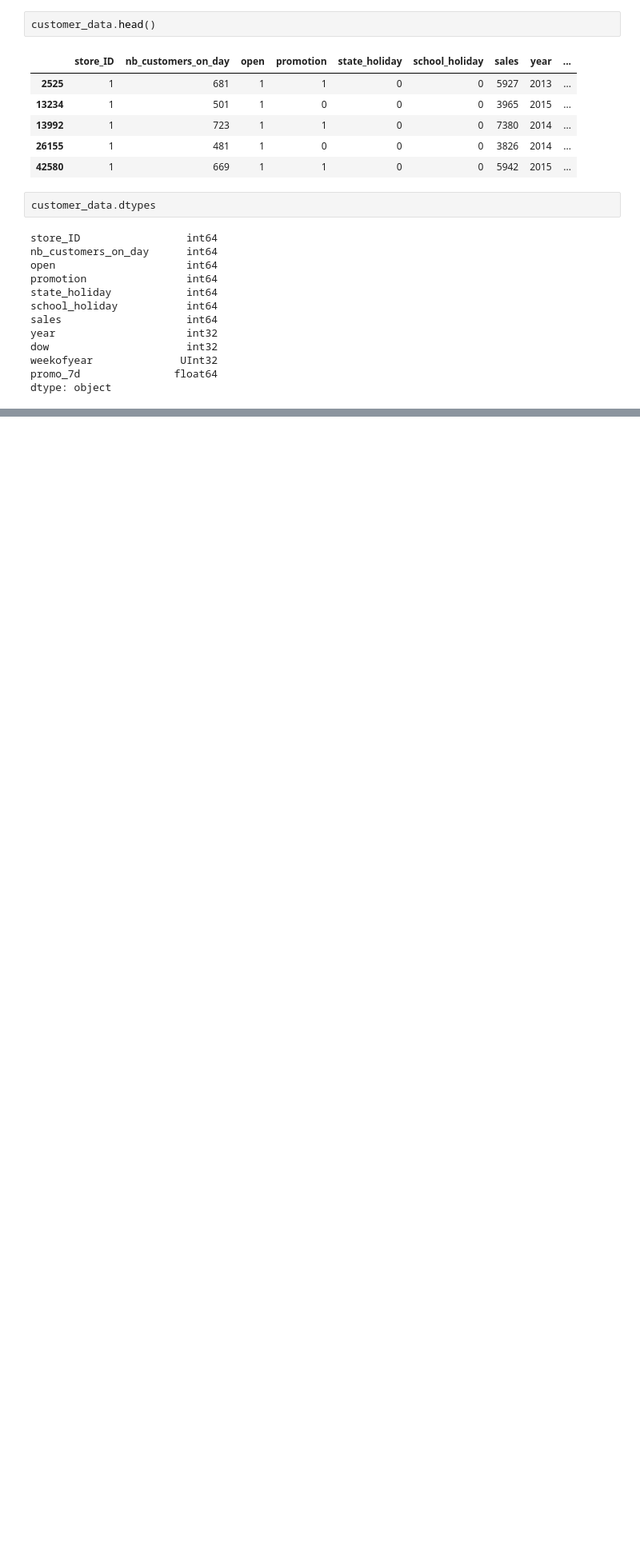
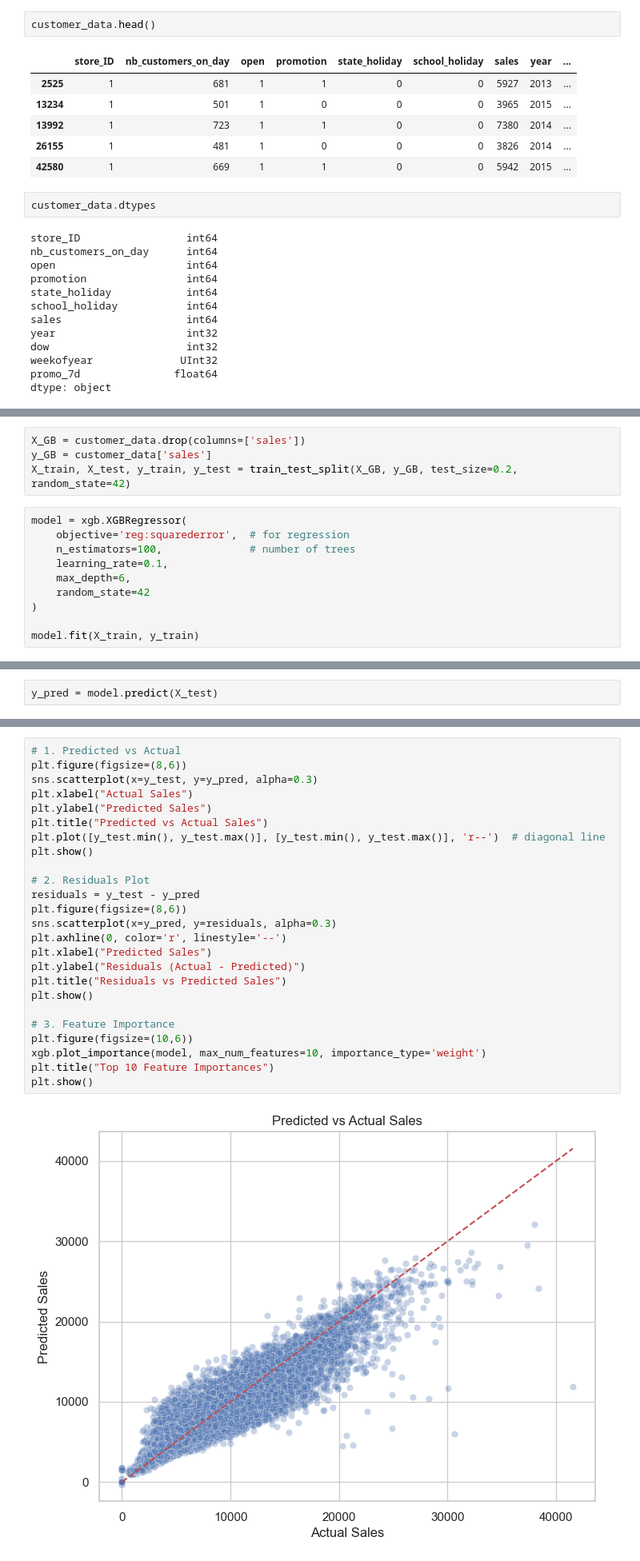
Before and after one commit to JeanDenisD/ironkaggle, a Jupyter notebook: Notebook kdr.ipynb, the cells around one changed output, grey strips where cells are left out. Shown at 80% size. Cells and saved outputs as stored; diff of their text form; blank space fills up the shorter version.

Commit message:
xgb boost test

```diff
--- a/Notebook kdr.ipynb
+++ b/Notebook kdr.ipynb
@@ -273,0 +283,14 @@ dtype: object
+# %%
+X_GB = customer_data.drop(columns=['sales'])
+y_GB = customer_data['sales']
+X_train, X_test, y_train, y_test = train_test_split(X_GB, y_GB, test_size=0.2, random_state=42)
+# %%
+model = xgb.XGBRegressor(
+    objective='reg:squarederror',  # for regression
+    n_estimators=100,              # number of trees
+    learning_rate=0.1,
+    max_depth=6,
+    random_state=42
+)
+
+model.fit(X_train, y_train)
@@ -273,0 +309,2 @@ dtype: object
+# %%
+y_pred = model.predict(X_test)
@@ -273,0 +334,27 @@ dtype: object
+# %%
+# 1. Predicted vs Actual
+plt.figure(figsize=(8,6))
+sns.scatterplot(x=y_test, y=y_pred, alpha=0.3)
+plt.xlabel("Actual Sales")
+plt.ylabel("Predicted Sales")
+plt.title("Predicted vs Actual Sales")
+plt.plot([y_test.min(), y_test.max()], [y_test.min(), y_test.max()], 'r--')  # diagonal line
+plt.show()
+
+# 2. Residuals Plot
+residuals = y_test - y_pred
+plt.figure(figsize=(8,6))
+sns.scatterplot(x=y_pred, y=residuals, alpha=0.3)
+plt.axhline(0, color='r', linestyle='--')
+plt.xlabel("Predicted Sales")
+plt.ylabel("Residuals (Actual - Predicted)")
+plt.title("Residuals vs Predicted Sales")
+plt.show()
+
+# 3. Feature Importance
+plt.figure(figsize=(10,6))
+xgb.plot_importance(model, max_num_features=10, importance_type='weight')
+plt.title("Top 10 Feature Importances")
+plt.show()
+# %% [output]
+[figure, added]
```
Also changed, not shown: parts of 19 cells of this notebook.
